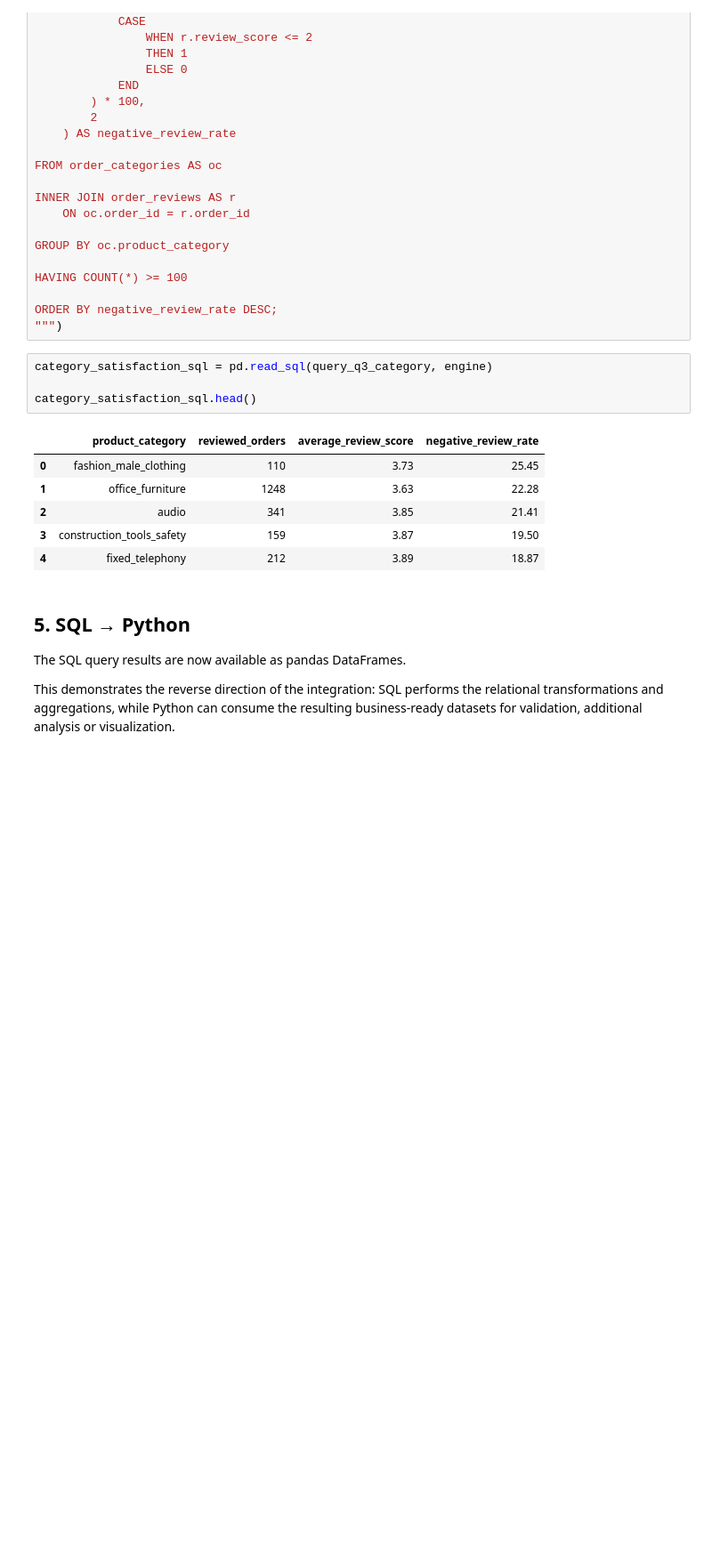
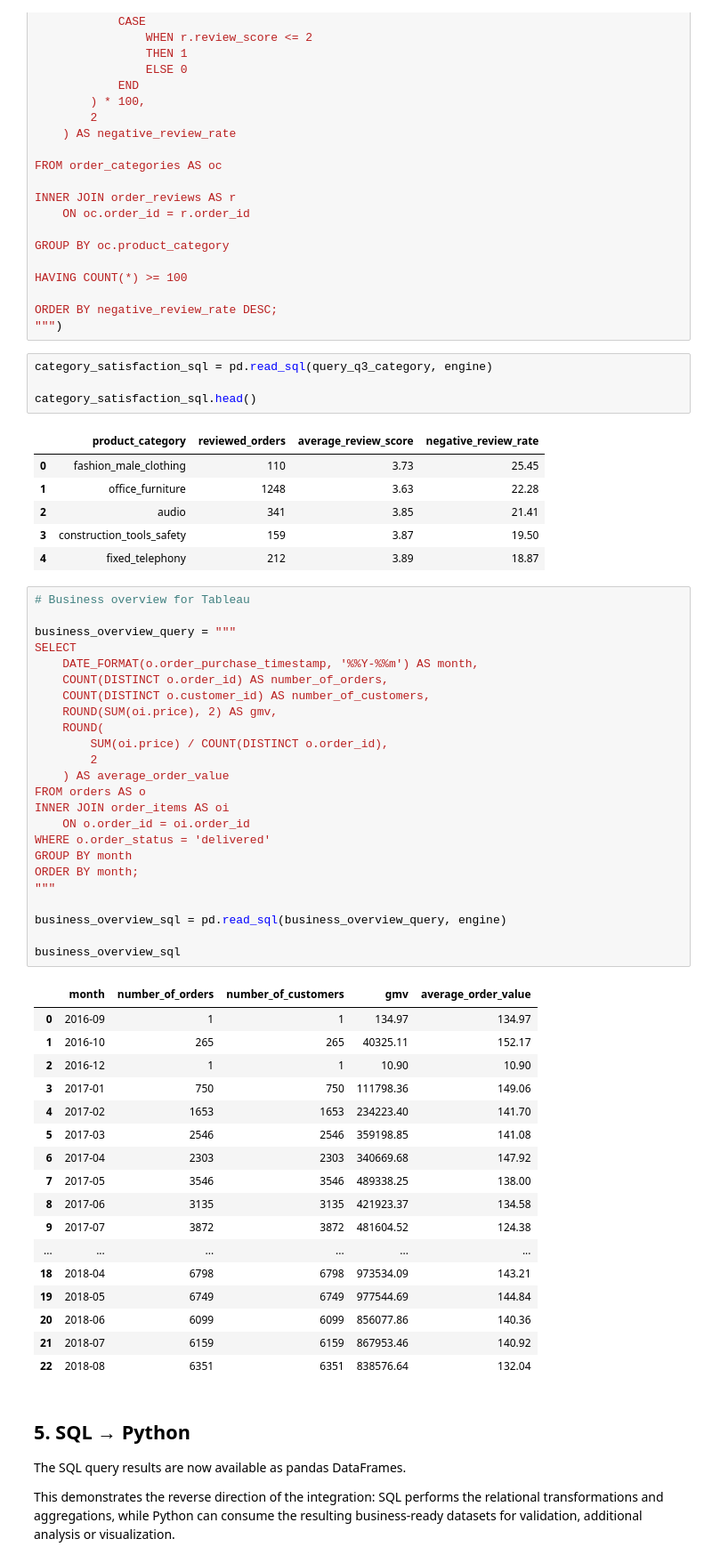
Before and after one commit to estefaniabarrosa/olist-end-to-end-data-analytics, a Jupyter notebook: notebooks/03_sql_python_integration.ipynb, the cells around one changed output. Shown at 89% size. Cells and saved outputs as stored; diff of their text form; blank space fills up the shorter version.

Commit message:
Complete Tableau dashboards and update project documentation

```diff
--- a/notebooks/03_sql_python_integration.ipynb
+++ b/notebooks/03_sql_python_integration.ipynb
@@ -551,6 +551,48 @@ category_satisfaction_sql.head()
 | 2 | audio | 341 | 3.85 | 21.41 |
 | 3 | construction_tools_safety | 159 | 3.87 | 19.50 |
 | 4 | fixed_telephony | 212 | 3.89 | 18.87 |
+# %%
+# Business overview for Tableau
+
+business_overview_query = """
+SELECT
+    DATE_FORMAT(o.order_purchase_timestamp, '%%Y-%%m') AS month,
+    COUNT(DISTINCT o.order_id) AS number_of_orders,
+    COUNT(DISTINCT o.customer_id) AS number_of_customers,
+    ROUND(SUM(oi.price), 2) AS gmv,
+    ROUND(
+        SUM(oi.price) / COUNT(DISTINCT o.order_id),
+        2
+    ) AS average_order_value
+FROM orders AS o
+INNER JOIN order_items AS oi
+    ON o.order_id = oi.order_id
+WHERE o.order_status = 'delivered'
+GROUP BY month
+ORDER BY month;
+"""
+
+business_overview_sql = pd.read_sql(business_overview_query, engine)
+
+business_overview_sql
+# %% [output]
+|  | month | number_of_orders | number_of_customers | gmv | average_order_value |
+| 0 | 2016-09 | 1 | 1 | 134.97 | 134.97 |
+| 1 | 2016-10 | 265 | 265 | 40325.11 | 152.17 |
+| 2 | 2016-12 | 1 | 1 | 10.90 | 10.90 |
+| 3 | 2017-01 | 750 | 750 | 111798.36 | 149.06 |
+| 4 | 2017-02 | 1653 | 1653 | 234223.40 | 141.70 |
+| 5 | 2017-03 | 2546 | 2546 | 359198.85 | 141.08 |
+| 6 | 2017-04 | 2303 | 2303 | 340669.68 | 147.92 |
+| 7 | 2017-05 | 3546 | 3546 | 489338.25 | 138.00 |
+| 8 | 2017-06 | 3135 | 3135 | 421923.37 | 134.58 |
+| 9 | 2017-07 | 3872 | 3872 | 481604.52 | 124.38 |
+| ... | ... | ... | ... | ... | ... |
+| 18 | 2018-04 | 6798 | 6798 | 973534.09 | 143.21 |
+| 19 | 2018-05 | 6749 | 6749 | 977544.69 | 144.84 |
+| 20 | 2018-06 | 6099 | 6099 | 856077.86 | 140.36 |
+| 21 | 2018-07 | 6159 | 6159 | 867953.46 | 140.92 |
+| 22 | 2018-08 | 6351 | 6351 | 838576.64 | 132.04 |
 # %% [markdown]
 ## 5. SQL → Python
 
```
Also changed, not shown: parts of 7 cells of this notebook, 10 other files.
